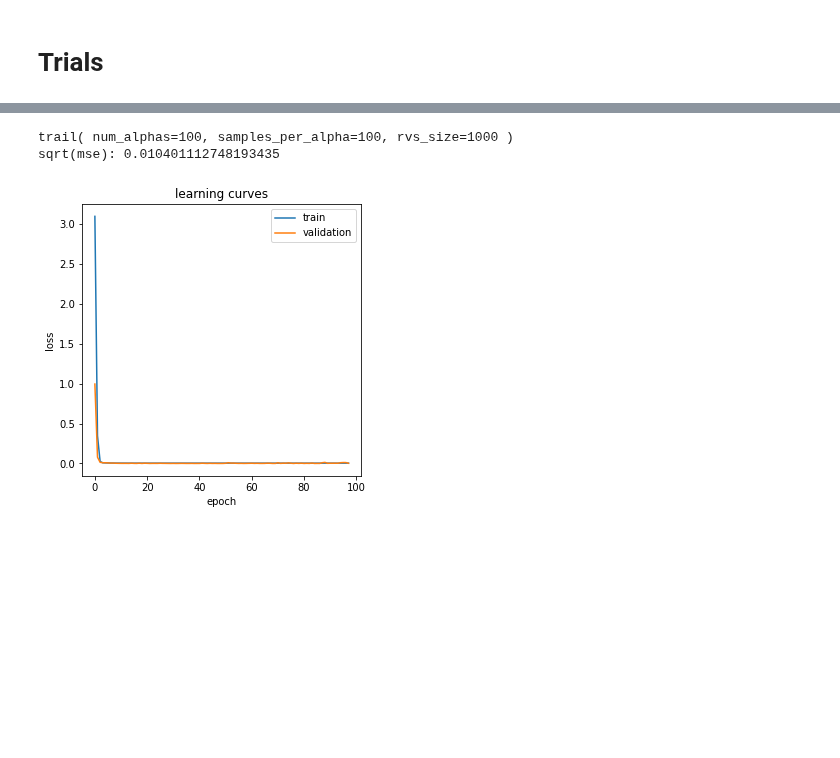
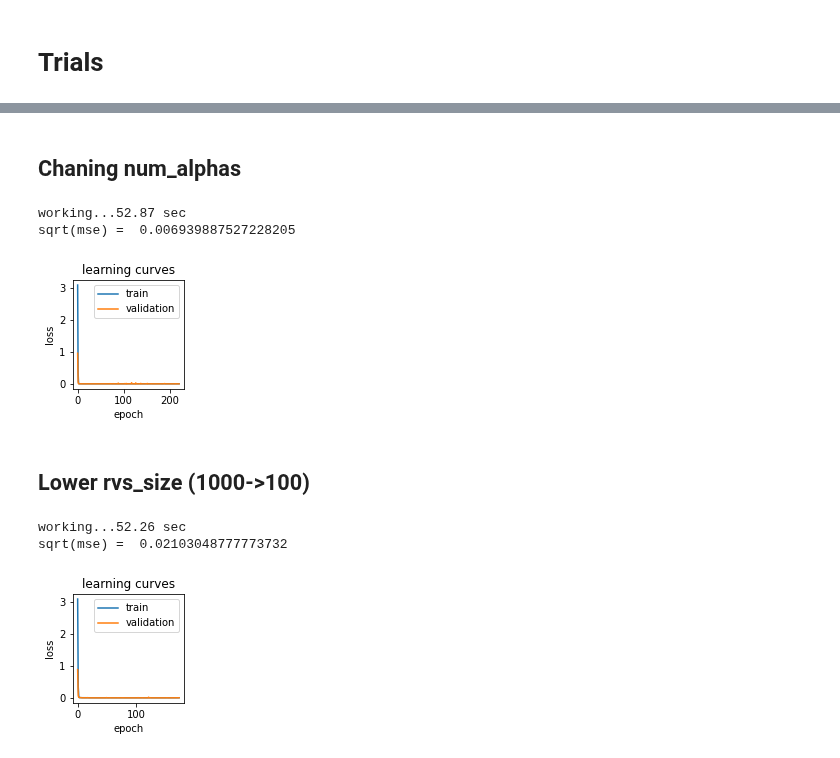
Before and after one commit to yossi-cohen/preferential-attachment, a Jupyter notebook: notebooks/yulesimon-dnn-trials.ipynb, the cells around one changed output, grey strips where cells are left out. Drawn from its saved outputs; the diff is of its cells as text; code cells hidden in the pictures; blank space fills up the shorter version.

Commit message:
trials updates

```diff
--- a/notebooks/yulesimon-dnn-trials.ipynb
+++ b/notebooks/yulesimon-dnn-trials.ipynb
@@ -31,13 +42,13 @@ from keras.regularizers import l1, l2, l1_l2
 from keras.metrics import mean_squared_error
 
 # fix random seed for reproducability
+RANDOM_STATE = 17
 def fix_random(seed):
     os.environ['PYTONHASHSEED'] = '0'
     np.random.seed(seed)
     random.seed(seed)
     tf.random.set_seed(seed)
-fix_random(seed=0)
-RANDOM_STATE = 1
+fix_random(seed=RANDOM_STATE)
 # %% [markdown]
 # Generate data
 # %%
@@ -162,12 +172,9 @@ def create_model(n_features,
 # %% [markdown]
 # Training
 # %%
-BATCH_SIZE = 32
-MODEL_PREFIX = 'yulesimon'
-
-def train(X_train, y_train, X_val, y_val):
+def train(X_train, y_train, X_val, y_val, layers=[256, 256], batch_size=32):
     model = create_model(X_train.shape[1],
-                         layers=[256, 256],
+                         layers=layers,
                          activation='relu',
                          init=keras.initializers.HeUniform(seed=RANDOM_STATE),
                          batch_normalization=True,
@@ -191,7 +198,7 @@ def train(X_train, y_train, X_val, y_val):
     if not os.path.exists('models'):
         os.makedirs('models')
     date_str = datetime.now().strftime('%d-%m-%Y_%H-%M-%S')
-    base_path       = 'models/{}_{}'.format(MODEL_PREFIX, date_str)
+    base_path       = 'models/yulesimon_{}'.format(date_str)
     model_path      = '{}.h5'.format(base_path)
     history_path    = '{}.history'.format(base_path)
 
@@ -205,7 +212,7 @@ def train(X_train, y_train, X_val, y_val):
                         y_train,
                         validation_data=(X_val, y_val),
                         epochs=3000,
-                        batch_size=BATCH_SIZE,
+                        batch_size=batch_size,
                         shuffle=False,
                         callbacks=[es, reduce_lr, cp],
                         verbose=0)
@@ -219,7 +226,7 @@ def train(X_train, y_train, X_val, y_val):
     return model, history.history
 # %%
 def plot_learning_curves(history, train_key='loss', val_key='val_loss'):
-    plt.figure(figsize=(5,5))
+    plt.figure(figsize=(2,2))
     plt.plot(history[train_key])
     plt.plot(history[val_key])
     plt.title('learning curves')
@@ -230,14 +237,15 @@ def plot_learning_curves(history, train_key='loss', val_key='val_loss'):
 # %% [markdown]
 # Trials
 # %%
-def trail(num_alphas, samples_per_alpha, rvs_size):
-    sqrt_mse, model, history = _trail(num_alphas, samples_per_alpha, rvs_size)
+def trial(num_alphas, samples_per_alpha, rvs_size, layers=[256, 256], batch_size=32):
+    sqrt_mse, model, history = _trial(num_alphas, samples_per_alpha, rvs_size)
     return sqrt_mse
 
-def _trail(num_alphas, samples_per_alpha, rvs_size):
-    print('trail( num_alphas={}, samples_per_alpha={}, rvs_size={} )'.format(num_alphas, samples_per_alpha, rvs_size))
+def _trial(num_alphas, samples_per_alpha, rvs_size, layers=[256, 256], batch_size=32):
+    print('working... started at: {}'.format(datetime.now().strftime('%H:%M:%S')), end='\t')
+    start = time.time()
 
-    X, y = generate_data(num_alphas=num_alphas, samples_per_alpha=samples_per_alpha, rvs_size=rvs_size)
+    X, y = generate_data(num_alphas=num_alphas, samples_per_alpha=samples_per_alpha, rvs_size=rvs_size, random_state=RANDOM_STATE)
 
     # split train/test
     X_train, X_test, y_train, y_test = train_test_split(X, y, test_size=0.2, random_state=RANDOM_STATE)
@@ -246,7 +254,7 @@ def _trail(num_alphas, samples_per_alpha, rvs_size):
     X_train, X_val, y_train, y_val = train_test_split(X_train, y_train, test_size=0.25, random_state=RANDOM_STATE)
 
     # training
-    model, history = train(X_train, y_train, X_val, y_val)
+    model, history = train(X_train, y_train, X_val, y_val, layers)
 
     # predict
     y_pred = model.predict(X_test).flatten()
@@ -254,4 +262,8 @@ def _trail(num_alphas, samples_per_alpha, rvs_size):
     # evaluate
     squared_error = np.square(y_test - y_pred)
     mse = (squared_error).mean(axis=0)
+
+    end = time.time()
+    print('took: {:.2f} sec'.format(end-start))
+
     return np.sqrt(mse), model, history
@@ -258,9 +291,20 @@ def _trail(num_alphas, samples_per_alpha, rvs_size):
+# %% [markdown]
+## Chaning num_alphas
+# %%
+sqrt_mse, m, h = _trial(num_alphas=1000, samples_per_alpha=10, rvs_size=1000, layers=[32,32], batch_size=32)    # 0.006939887527228205
+print('sqrt(mse) = ', sqrt_mse)
+plot_learning_curves(h)
+# %% [output]
+working...52.87 sec
+sqrt(mse) =  0.006939887527228205
+[figure, added]
+# %% [markdown]
+## Lower rvs_size (1000->100)
 # %%
-if True:
-    sqrt_mse, m, h = _trail(num_alphas=100, samples_per_alpha=100, rvs_size=1000)
-    print('sqrt(mse):', sqrt_mse)
-    plot_learning_curves(h)
+sqrt_mse, m, h = _trial(num_alphas=100, samples_per_alpha=100, rvs_size=100, layers=[256,256], batch_size=32)
+print('sqrt(mse) = ', sqrt_mse)
+plot_learning_curves(h)
 # %% [output]
-trail( num_alphas=100, samples_per_alpha=100, rvs_size=1000 )
-sqrt(mse): 0.010401112748193435
+working...52.26 sec
+sqrt(mse) =  0.02103048777773732
-[figure, old version]
+[figure, new version]
```
Also changed, not shown: parts of 14 cells of this notebook.
